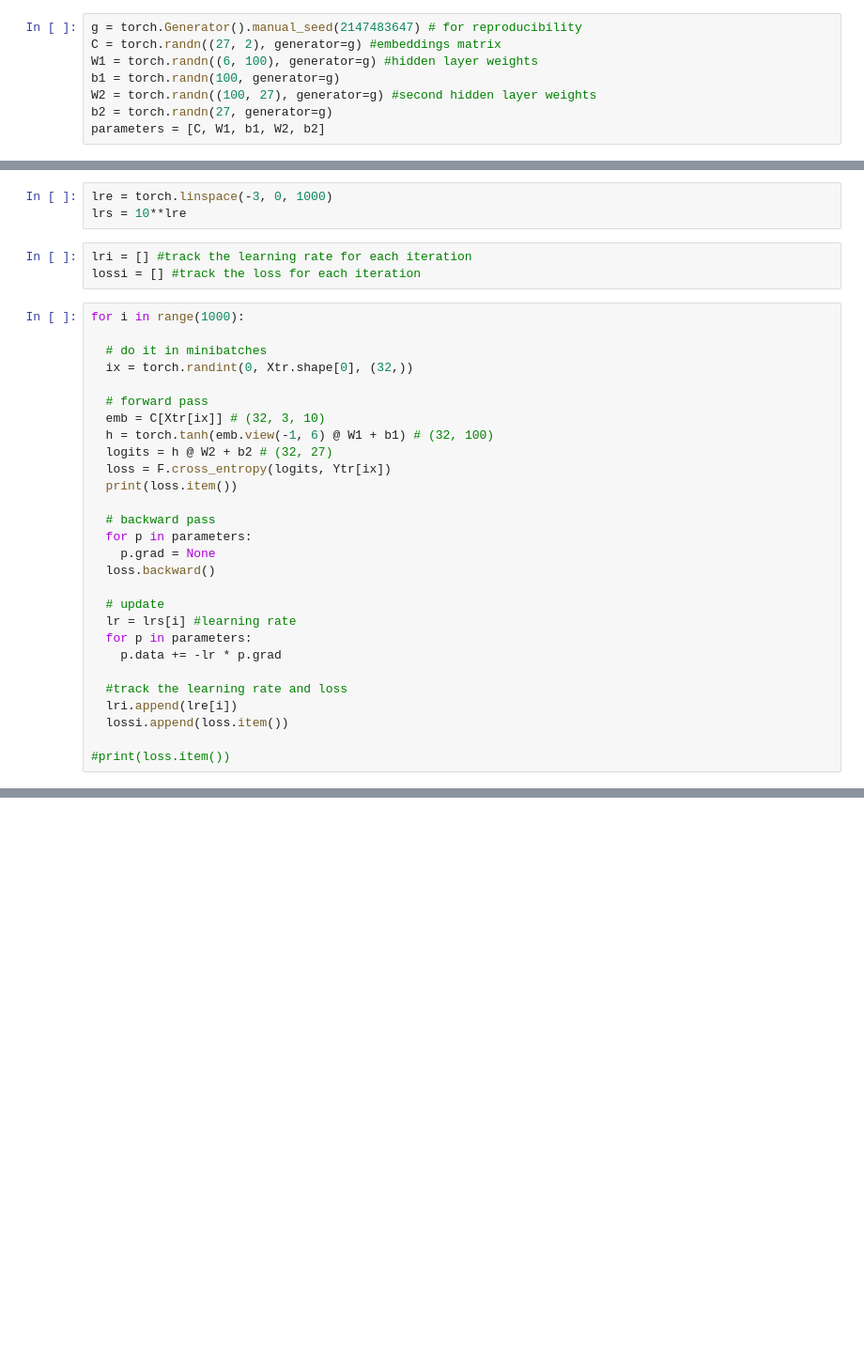
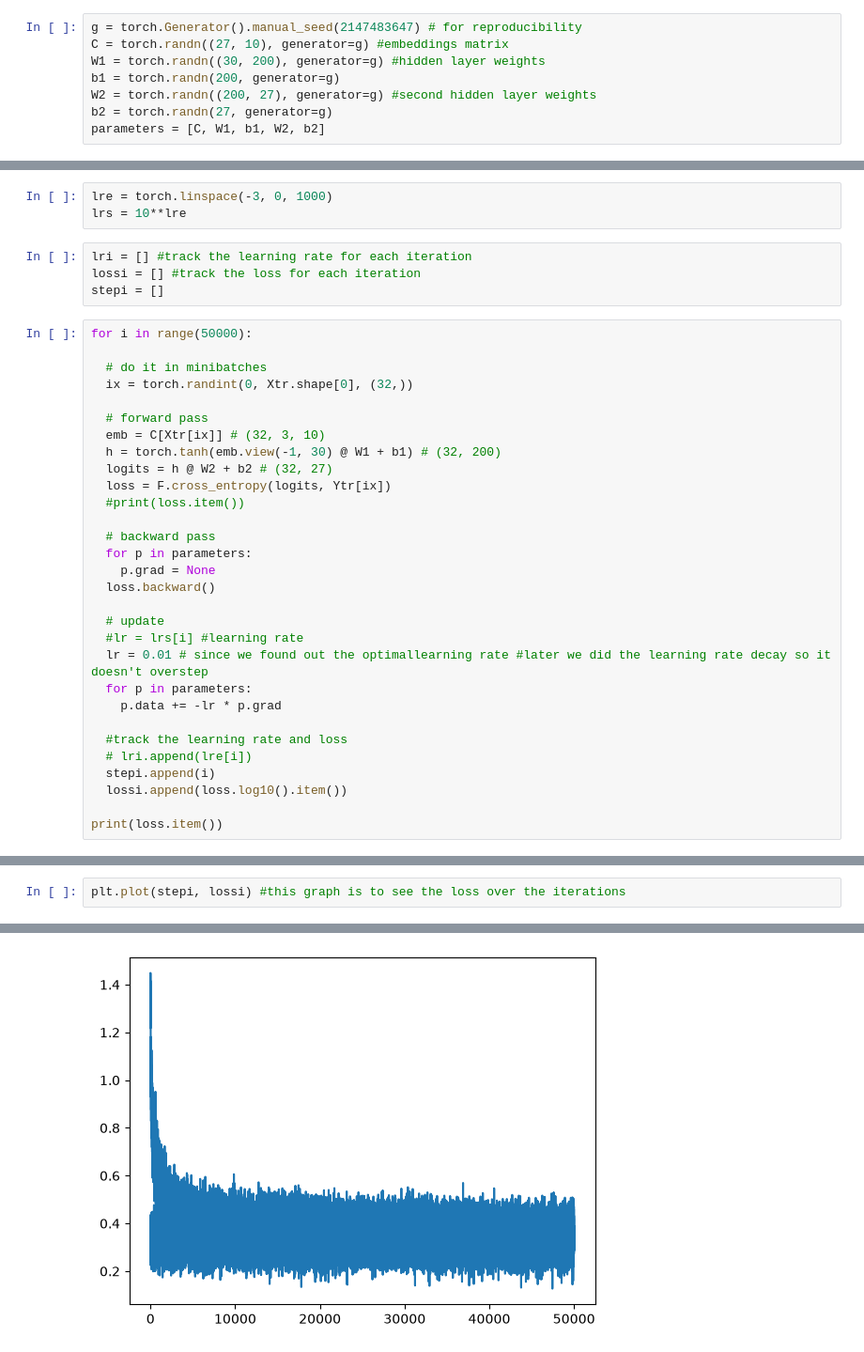
Before and after one commit to uday-kocherla/language_model_from_scratch, a Jupyter notebook: MLP_language_model.ipynb, the cells around one changed output, grey strips where cells are left out. Shown at 94% size. Cells and saved outputs as stored; diff of their text form; blank space fills up the shorter version.

Commit message:
did lot of things like train, dev split of data...playyed with lr...changed the each layer sizes and more....sorry i lost the track...but you can figure out uday :)

```diff
--- a/MLP_language_model.ipynb
+++ b/MLP_language_model.ipynb
@@ -135,10 +143,10 @@ Xtr.shape, Ytr.shape # dataset
 (torch.Size([182625, 3]), torch.Size([182625]))
 # %%
 g = torch.Generator().manual_seed(2147483647) # for reproducibility
-C = torch.randn((27, 2), generator=g) #embeddings matrix
-W1 = torch.randn((6, 100), generator=g) #hidden layer weights
-b1 = torch.randn(100, generator=g)
-W2 = torch.randn((100, 27), generator=g) #second hidden layer weights
+C = torch.randn((27, 10), generator=g) #embeddings matrix
+W1 = torch.randn((30, 200), generator=g) #hidden layer weights
+b1 = torch.randn(200, generator=g)
+W2 = torch.randn((200, 27), generator=g) #second hidden layer weights
 b2 = torch.randn(27, generator=g)
 parameters = [C, W1, b1, W2, b2]
 # %%
@@ -154,18 +162,19 @@ lrs = 10**lre
 # %%
 lri = [] #track the learning rate for each iteration
 lossi = [] #track the loss for each iteration
+stepi = []
 # %%
-for i in range(1000):
+for i in range(50000):
 
   # do it in minibatches
   ix = torch.randint(0, Xtr.shape[0], (32,))
 
   # forward pass
   emb = C[Xtr[ix]] # (32, 3, 10)
-  h = torch.tanh(emb.view(-1, 6) @ W1 + b1) # (32, 100)
+  h = torch.tanh(emb.view(-1, 30) @ W1 + b1) # (32, 200)
   logits = h @ W2 + b2 # (32, 27)
   loss = F.cross_entropy(logits, Ytr[ix])
-  print(loss.item())
+  #print(loss.item())
 
   # backward pass
   for p in parameters:
@@ -173,13 +182,15 @@ for i in range(1000):
   loss.backward()
 
   # update
-  lr = lrs[i] #learning rate
+  #lr = lrs[i] #learning rate
+  lr = 0.01 # since we found out the optimallearning rate #later we did the learning rate decay so it doesn't overstep
   for p in parameters:
     p.data += -lr * p.grad
 
   #track the learning rate and loss
-  lri.append(lre[i])
-  lossi.append(loss.item())
+  # lri.append(lre[i])
+  stepi.append(i)
+  lossi.append(loss.log10().item())
 
-#print(loss.item())
+print(loss.item())
 # %% [output]
@@ -205,3 +200,6 @@ plt.plot(lri, lossi)
 # %% [output]
 [<matplotlib.lines.Line2D at 0x...>]
 [figure]
+# %%
+plt.plot(stepi, lossi) #this graph is to see the loss over the iterations
+# %% [output]
@@ -207,0 +207 @@ plt.plot(lri, lossi)
+[figure, added]
```
Also changed, not shown: parts of 9 cells of this notebook.
